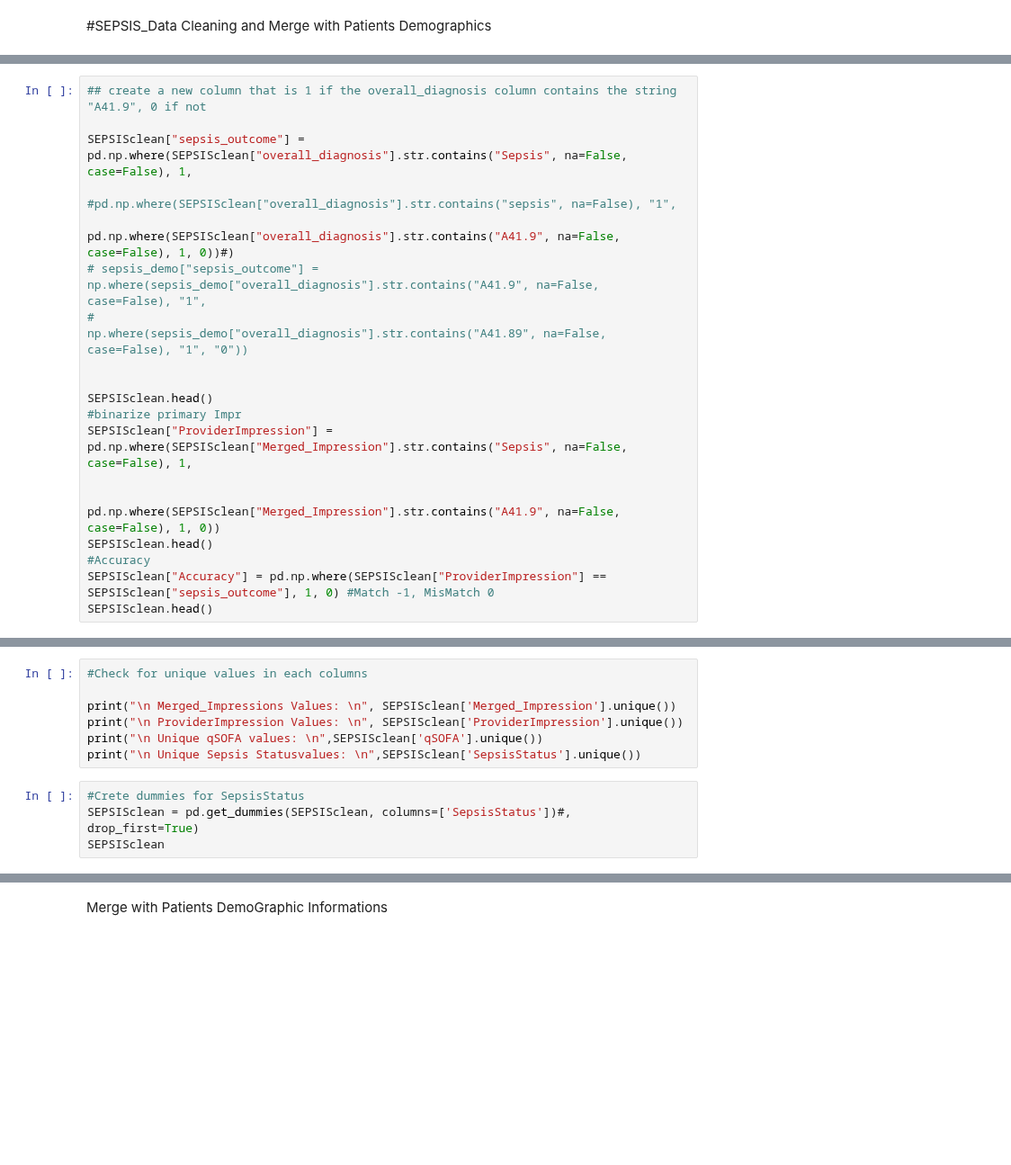
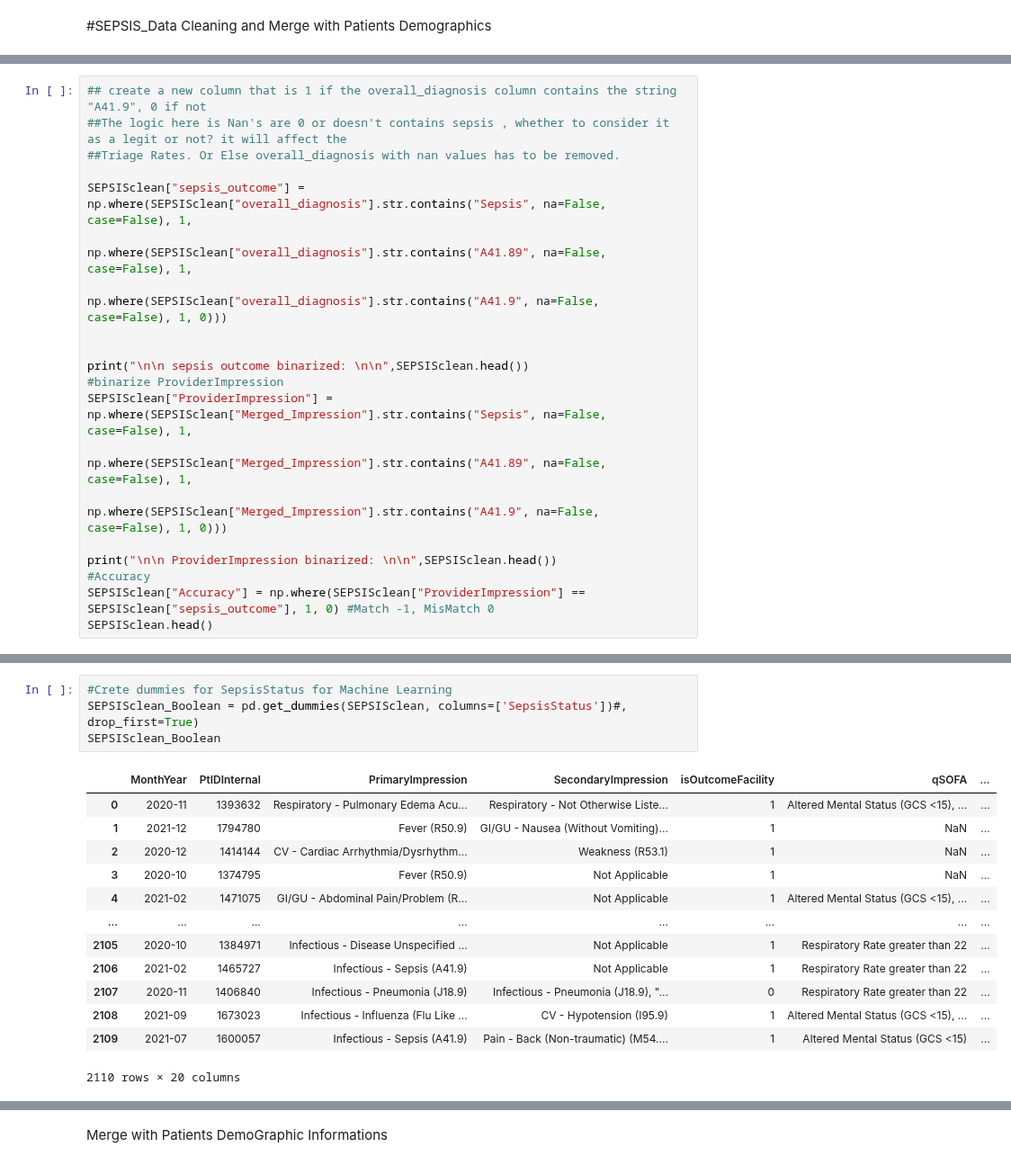
Before and after one commit to blesssong2020/Fairfax-Consultants---Summer2022-DEAN690, a Jupyter notebook: FFConsultants.ipynb, the cells around one changed output, grey strips where cells are left out. Shown at 90% size. Saved outputs shown, nothing was run; the diff lists cells and outputs as text; blank space fills up the shorter version.

Commit message:
Sepsis Updated

```diff
--- a/FFConsultants.ipynb
+++ b/FFConsultants.ipynb
@@ -217,19 +536,20 @@ SEPSISclean["overall_diagnosis"].unique()
 # %%
 ## create a new column that is 1 if the overall_diagnosis column contains the string "A41.9", 0 if not
+##The logic here is Nan's are 0 or doesn't contains sepsis , whether to consider it as a legit or not? it will affect the
+##Triage Rates. Or Else overall_diagnosis with nan values has to be removed.
 
-SEPSISclean["sepsis_outcome"] = pd.np.where(SEPSISclean["overall_diagnosis"].str.contains("Sepsis", na=False, case=False), 1,
-                                #pd.np.where(SEPSISclean["overall_diagnosis"].str.contains("sepsis", na=False), "1",
-                                pd.np.where(SEPSISclean["overall_diagnosis"].str.contains("A41.9", na=False, case=False), 1, 0))#)
-# sepsis_demo["sepsis_outcome"] = np.where(sepsis_demo["overall_diagnosis"].str.contains("A41.9", na=False, case=False), "1",
-#                                 np.where(sepsis_demo["overall_diagnosis"].str.contains("A41.89", na=False, case=False), "1", "0"))
+SEPSISclean["sepsis_outcome"] = np.where(SEPSISclean["overall_diagnosis"].str.contains("Sepsis", na=False, case=False), 1,
+                                np.where(SEPSISclean["overall_diagnosis"].str.contains("A41.89", na=False, case=False), 1,
+                                np.where(SEPSISclean["overall_diagnosis"].str.contains("A41.9", na=False, case=False), 1, 0)))
 
 
+print("\n\n sepsis outcome binarized: \n\n",SEPSISclean.head())
+#binarize ProviderImpression
+SEPSISclean["ProviderImpression"] = np.where(SEPSISclean["Merged_Impression"].str.contains("Sepsis", na=False, case=False), 1,
+                                    np.where(SEPSISclean["Merged_Impression"].str.contains("A41.89", na=False, case=False), 1,
+                                    np.where(SEPSISclean["Merged_Impression"].str.contains("A41.9", na=False, case=False), 1, 0)))
+
+print("\n\n ProviderImpression binarized: \n\n",SEPSISclean.head())
+#Accuracy
+SEPSISclean["Accuracy"] = np.where(SEPSISclean["ProviderImpression"] == SEPSISclean["sepsis_outcome"], 1, 0) #Match -1, MisMatch 0
 SEPSISclean.head()
-#binarize primary Impr
-SEPSISclean["ProviderImpression"] = pd.np.where(SEPSISclean["Merged_Impression"].str.contains("Sepsis", na=False, case=False), 1,
-
-                             pd.np.where(SEPSISclean["Merged_Impression"].str.contains("A41.9", na=False, case=False), 1, 0))
-SEPSISclean.head()
-#Accuracy
-SEPSISclean["Accuracy"] = pd.np.where(SEPSISclean["ProviderImpression"] == SEPSISclean["sepsis_outcome"], 1, 0) #Match -1, MisMatch 0
-SEPSISclean.head()
@@ -247,14 +609,21 @@ print('UniqueValue: ',SEPSISclean["Triage"].unique())
-# %%
-#Check for unique values in each columns
-
-print("\n Merged_Impressions Values: \n", SEPSISclean['Merged_Impression'].unique())
-print("\n ProviderImpression Values: \n", SEPSISclean['ProviderImpression'].unique())
-print("\n Unique qSOFA values: \n",SEPSISclean['qSOFA'].unique())
-print("\n Unique Sepsis Statusvalues: \n",SEPSISclean['SepsisStatus'].unique())
 # %%
-#Crete dummies for SepsisStatus
-SEPSISclean = pd.get_dummies(SEPSISclean, columns=['SepsisStatus'])#, drop_first=True)
-SEPSISclean
+#Crete dummies for SepsisStatus for Machine Learning
+SEPSISclean_Boolean = pd.get_dummies(SEPSISclean, columns=['SepsisStatus'])#, drop_first=True)
+SEPSISclean_Boolean
+# %% [output]
+|  | MonthYear | PtIDInternal | PrimaryImpression | SecondaryImpression | isOutcomeFacility | qSOFA | ... |
+| 0 | 2020-11 | 1393632 | Respiratory - Pulmonary Edema Acu... | Respiratory - Not Otherwise Liste... | 1 | Altered Mental Status (GCS <15), ... | ... |
+| 1 | 2021-12 | 1794780 | Fever (R50.9) | GI/GU - Nausea (Without Vomiting)... | 1 | NaN | ... |
+| 2 | 2020-12 | 1414144 | CV - Cardiac Arrhythmia/Dysrhythm... | Weakness (R53.1) | 1 | NaN | ... |
+| 3 | 2020-10 | 1374795 | Fever (R50.9) | Not Applicable | 1 | NaN | ... |
+| 4 | 2021-02 | 1471075 | GI/GU - Abdominal Pain/Problem (R... | Not Applicable | 1 | Altered Mental Status (GCS <15), ... | ... |
+| ... | ... | ... | ... | ... | ... | ... | ... |
+| 2105 | 2020-10 | 1384971 | Infectious - Disease Unspecified ... | Not Applicable | 1 | Respiratory Rate greater than 22 | ... |
+| 2106 | 2021-02 | 1465727 | Infectious - Sepsis (A41.9) | Not Applicable | 1 | Respiratory Rate greater than 22 | ... |
+| 2107 | 2020-11 | 1406840 | Infectious - Pneumonia (J18.9) | Infectious - Pneumonia (J18.9), "... | 0 | Respiratory Rate greater than 22 | ... |
+| 2108 | 2021-09 | 1673023 | Infectious - Influenza (Flu Like ... | CV - Hypotension (I95.9) | 1 | Altered Mental Status (GCS <15), ... | ... |
+| 2109 | 2021-07 | 1600057 | Infectious - Sepsis (A41.9) | Pain - Back (Non-traumatic) (M54.... | 1 | Altered Mental Status (GCS <15) | ... |
+2110 rows × 20 columns
 # %%
 #To iter through the values/ categories list nan are replaced with Unknown
 
```
Also changed, not shown: parts of 39 cells of this notebook.
